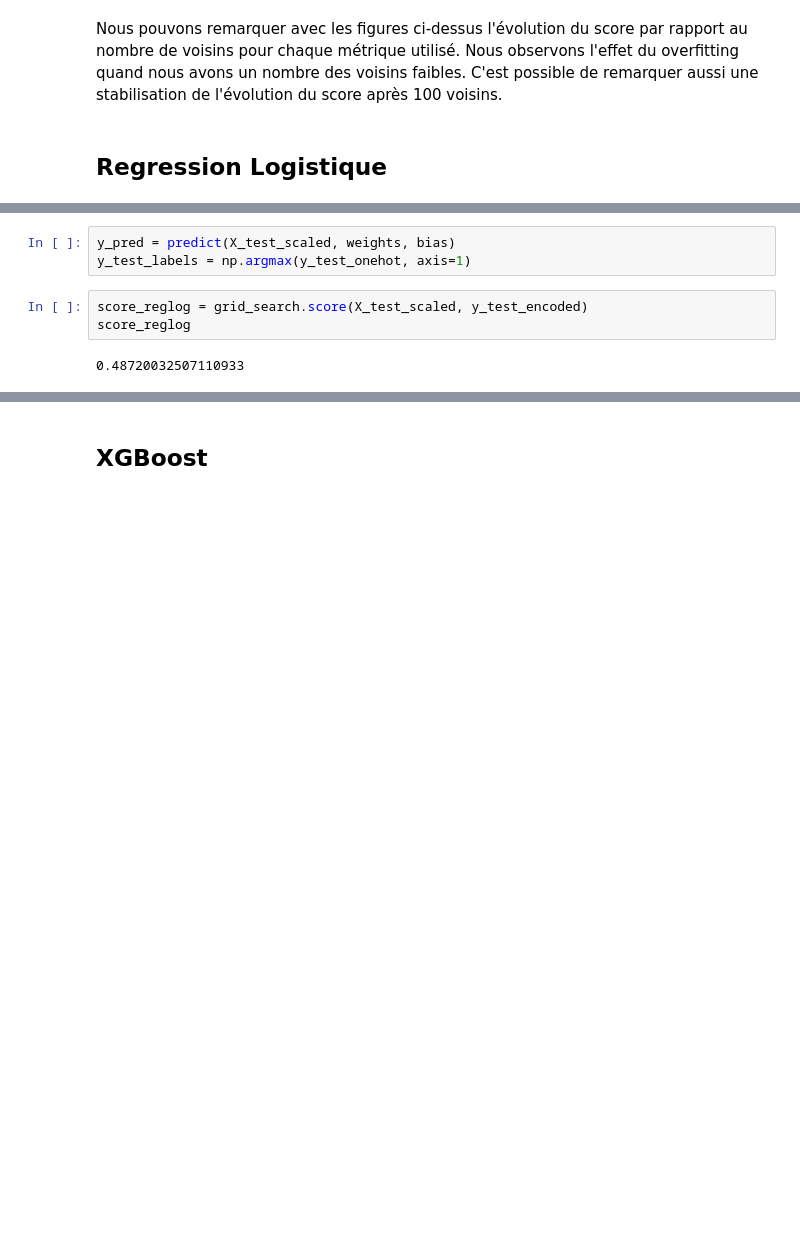
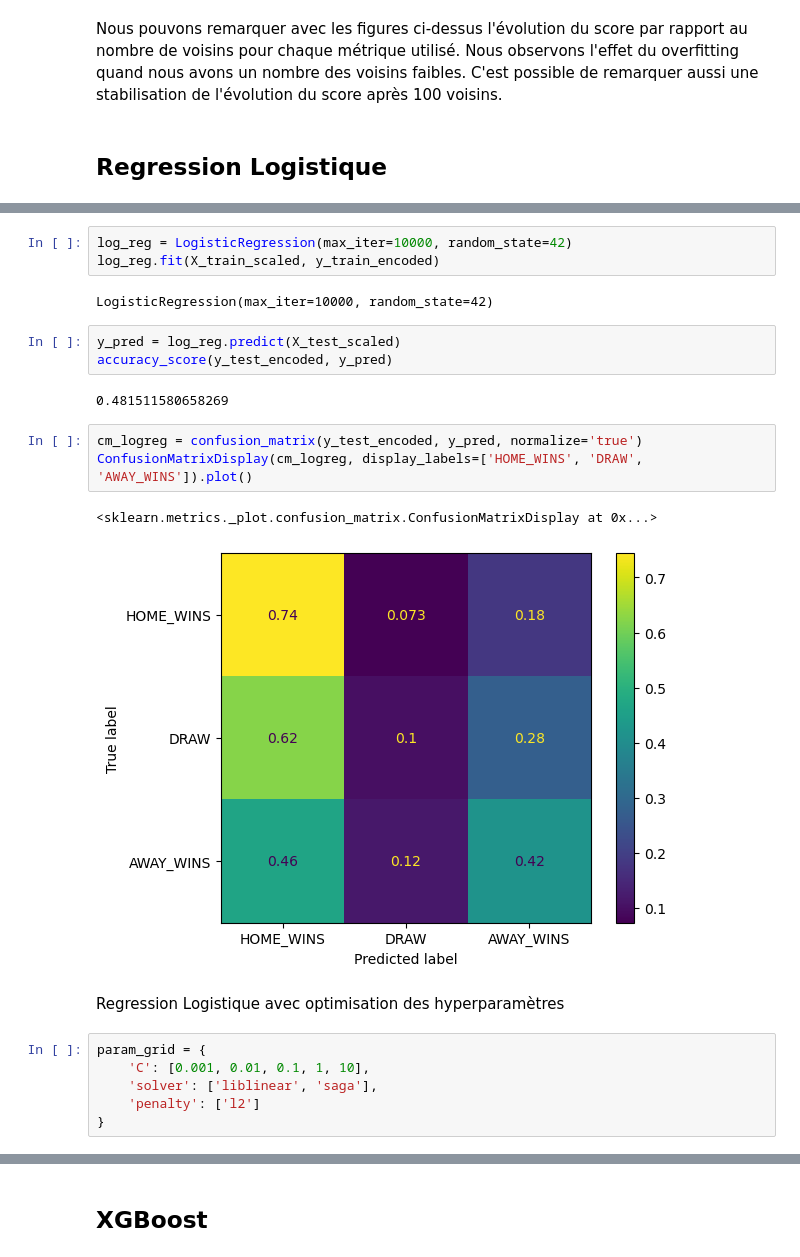
Before and after one commit to lucasn/data-challenge, a Jupyter notebook: models.ipynb, the cells around one changed output, grey strips where cells are left out. Drawn from its saved outputs; the diff is of its cells as text; blank space fills up the shorter version.

Commit message:
reglog

```diff
--- a/models.ipynb
+++ b/models.ipynb
@@ -175,8 +118,24 @@ Iteration 900: Loss = 34.53877639490383
-# %%
-y_pred = predict(X_test_scaled, weights, bias)
-y_test_labels = np.argmax(y_test_onehot, axis=1)
-# %%
-score_reglog = grid_search.score(X_test_scaled, y_test_encoded)
-score_reglog
-# %% [output]
-0.48720032507110933
+# %%
+log_reg = LogisticRegression(max_iter=10000, random_state=42)
+log_reg.fit(X_train_scaled, y_train_encoded)
+# %% [output]
+LogisticRegression(max_iter=10000, random_state=42)
+# %%
+y_pred = log_reg.predict(X_test_scaled)
+accuracy_score(y_test_encoded, y_pred)
+# %% [output]
+0.481511580658269
+# %%
+cm_logreg = confusion_matrix(y_test_encoded, y_pred, normalize='true')
+ConfusionMatrixDisplay(cm_logreg, display_labels=['HOME_WINS', 'DRAW', 'AWAY_WINS']).plot()
+# %% [output]
+<sklearn.metrics._plot.confusion_matrix.ConfusionMatrixDisplay at 0x...>
+[figure, added]
+# %% [markdown]
+Regression Logistique avec optimisation des hyperparamètres
+# %%
+param_grid = {
+    'C': [0.001, 0.01, 0.1, 1, 10],
+    'solver': ['liblinear', 'saga'],
+    'penalty': ['l2']
+}
```
Also changed, not shown: parts of 10 cells of this notebook.
